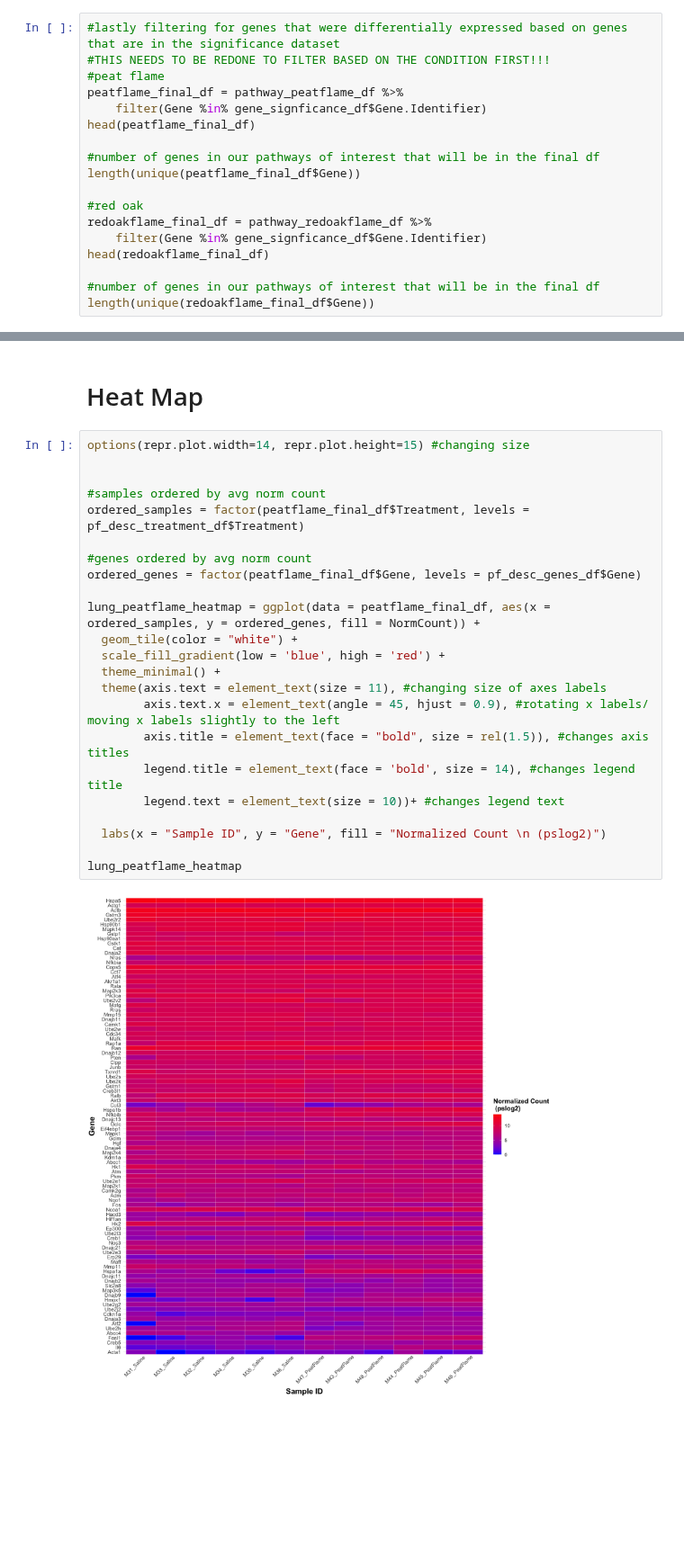
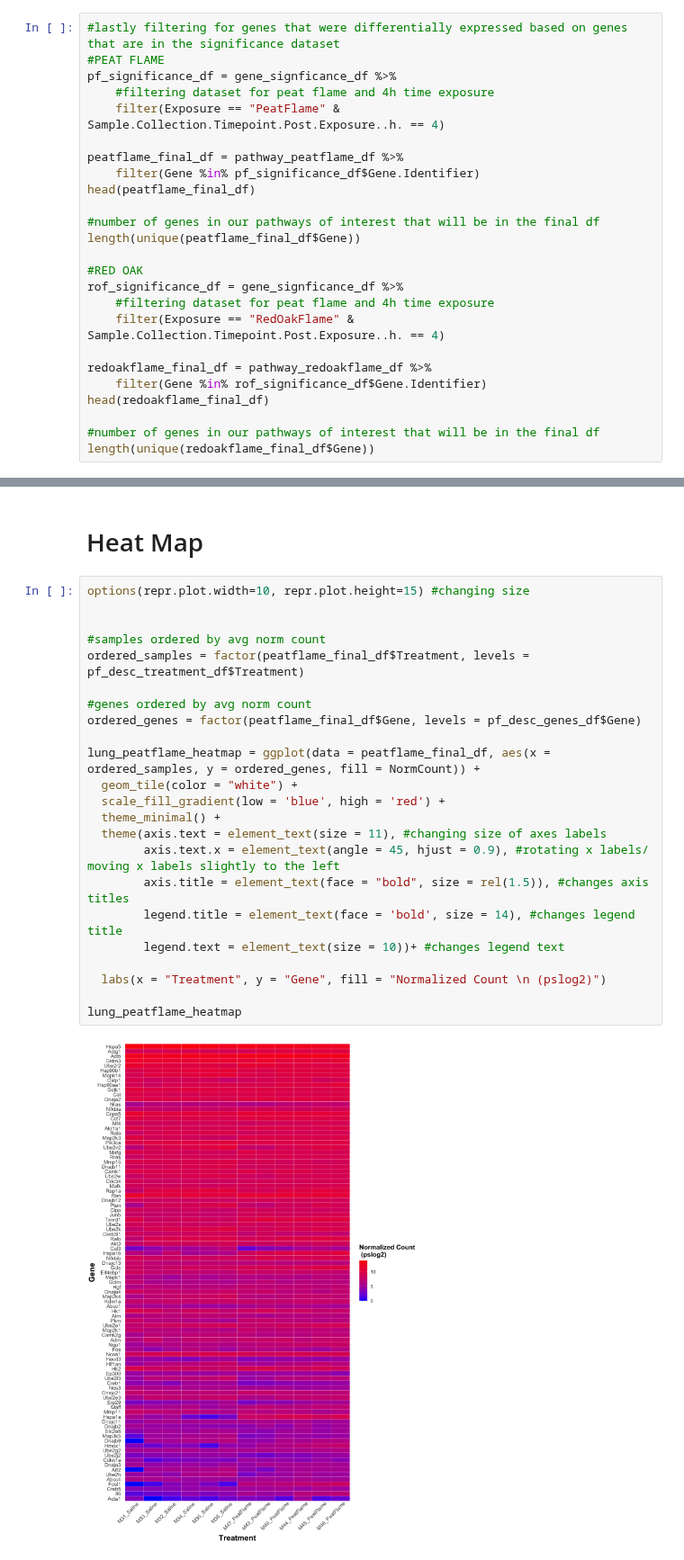
Before and after one commit to Ragerlab/P1013.-Microbiome-Peanut-Allergy, a Jupyter notebook: Gene Expression Heat Map.ipynb, the cells around one changed output, grey strips where cells are left out. Shown at 90% size. Cells and saved outputs as stored; diff of their text form; blank space fills up the shorter version.

```diff
--- a/Gene Expression Heat Map.ipynb
+++ b/Gene Expression Heat Map.ipynb
@@ -176,18 +176,25 @@ A data.frame: 6 × 5
 | 6 | Abcc4 | M31_Saline | 5.774895 | Saline | 4h |
 # %%
 #lastly filtering for genes that were differentially expressed based on genes that are in the significance dataset
-#THIS NEEDS TO BE REDONE TO FILTER BASED ON THE CONDITION FIRST!!!
-#peat flame
+#PEAT FLAME
+pf_significance_df = gene_signficance_df %>%
+    #filtering dataset for peat flame and 4h time exposure
+    filter(Exposure == "PeatFlame" & Sample.Collection.Timepoint.Post.Exposure..h. == 4)
+
 peatflame_final_df = pathway_peatflame_df %>%
-    filter(Gene %in% gene_signficance_df$Gene.Identifier)
+    filter(Gene %in% pf_significance_df$Gene.Identifier)
 head(peatflame_final_df)
 
 #number of genes in our pathways of interest that will be in the final df
 length(unique(peatflame_final_df$Gene))
 
-#red oak
+#RED OAK
+rof_significance_df = gene_signficance_df %>%
+    #filtering dataset for peat flame and 4h time exposure
+    filter(Exposure == "RedOakFlame" & Sample.Collection.Timepoint.Post.Exposure..h. == 4)
+
 redoakflame_final_df = pathway_redoakflame_df %>%
-    filter(Gene %in% gene_signficance_df$Gene.Identifier)
+    filter(Gene %in% rof_significance_df$Gene.Identifier)
 head(redoakflame_final_df)
 
 #number of genes in our pathways of interest that will be in the final df
@@ -289,28 +296,28 @@ A grouped_df: 6 × 3
 # %% [markdown]
 # Heat Map
 # %%
-options(repr.plot.width=14, repr.plot.height=15) #changing size
+options(repr.plot.width=10, repr.plot.height=15) #changing size
 
 
 #samples ordered by avg norm count
 ordered_samples = factor(peatflame_final_df$Treatment, levels = pf_desc_treatment_df$Treatment)
 
 #genes ordered by avg norm count
 ordered_genes = factor(peatflame_final_df$Gene, levels = pf_desc_genes_df$Gene)
 
 lung_peatflame_heatmap = ggplot(data = peatflame_final_df, aes(x = ordered_samples, y = ordered_genes, fill = NormCount)) +
   geom_tile(color = "white") +
   scale_fill_gradient(low = 'blue', high = 'red') +
   theme_minimal() +
   theme(axis.text = element_text(size = 11), #changing size of axes labels
         axis.text.x = element_text(angle = 45, hjust = 0.9), #rotating x labels/ moving x labels slightly to the left
         axis.title = element_text(face = "bold", size = rel(1.5)), #changes axis titles
         legend.title = element_text(face = 'bold', size = 14), #changes legend title
         legend.text = element_text(size = 10))+ #changes legend text
 
-  labs(x = "Sample ID", y = "Gene", fill = "Normalized Count \n (pslog2)")
+  labs(x = "Treatment", y = "Gene", fill = "Normalized Count \n (pslog2)")
 
 lung_peatflame_heatmap
 # %% [output]
-[figure, old version]
+[figure, new version]
 # %%
```
Also changed, not shown: parts of 4 cells of this notebook.
